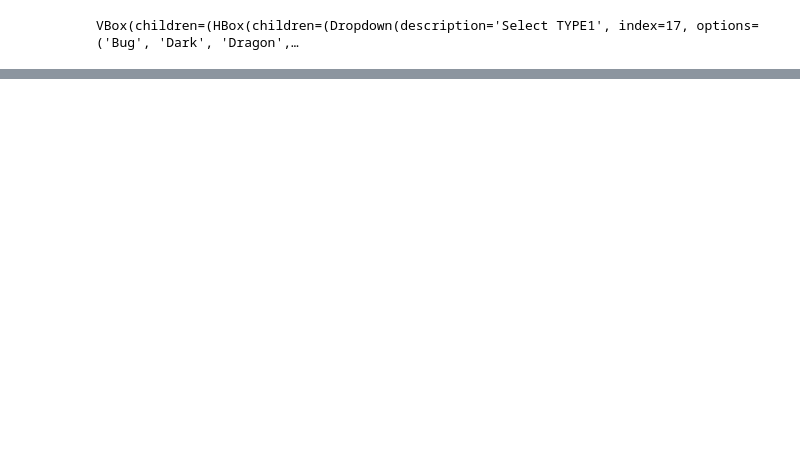
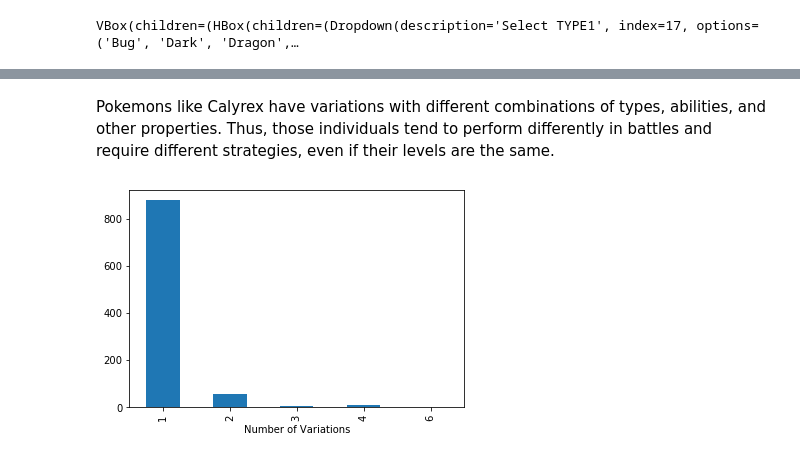
Before and after one commit to lesser-panda/IS445-Final, a Jupyter notebook: Final 3_Zhongyuan Zhang.ipynb, the cells around one changed output, grey strips where cells are left out. Drawn from its saved outputs; the diff is of its cells as text; code cells hidden in the pictures; blank space fills up the shorter version.

```diff
--- a/Final 3_Zhongyuan Zhang.ipynb
+++ b/Final 3_Zhongyuan Zhang.ipynb
@@ -311,0 +338,7 @@ VBox(children=(HBox(children=(Dropdown(description='Select TYPE1', index=17, opt
+# %% [markdown]
+Pokemons like Calyrex have variations with different combinations of types, abilities, and other properties. Thus, those individuals tend to perform differently in battles and require different strategies, even if their levels are the same.
+# %%
+dist = pokemon_data.groupby('NAME').size().to_frame().reset_index().rename(columns = {0:'Number of Variations'})
+ax = dist.groupby('Number of Variations').size().plot.bar()
+# %% [output]
+[figure, added]
```
Also changed, not shown: parts of 4 cells of this notebook.
